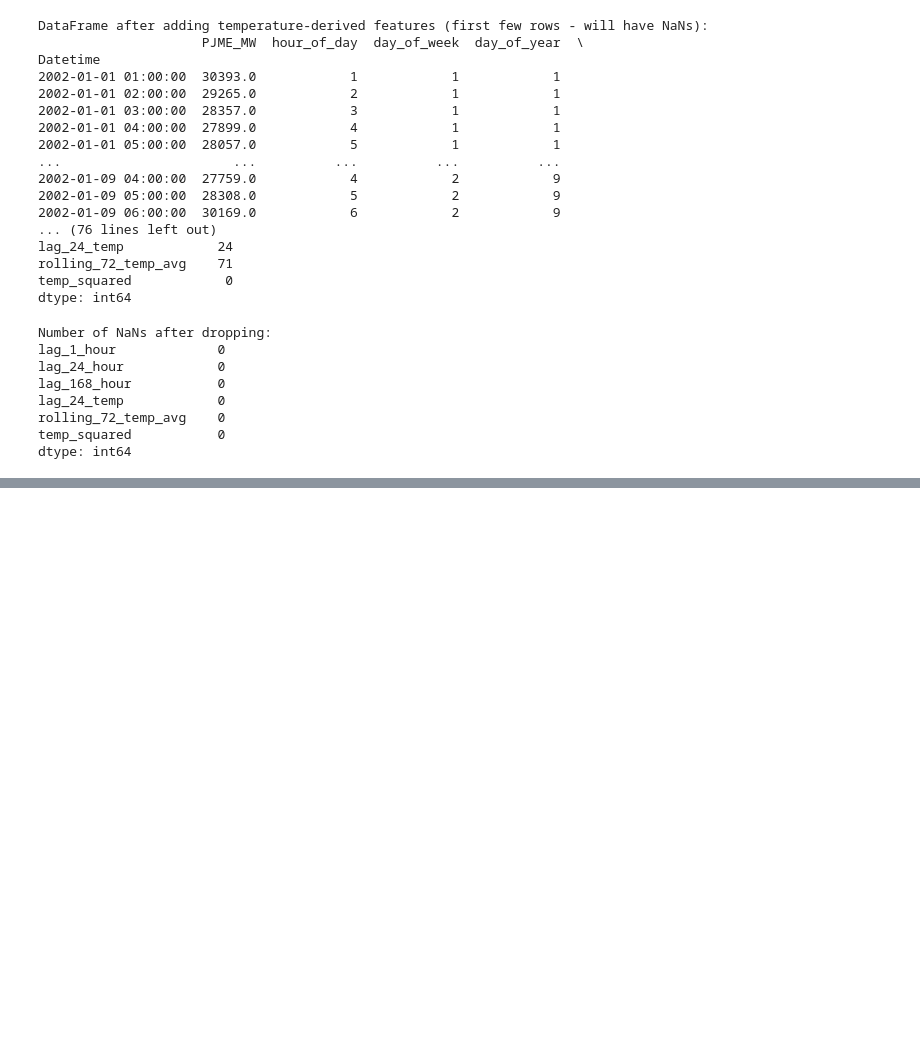
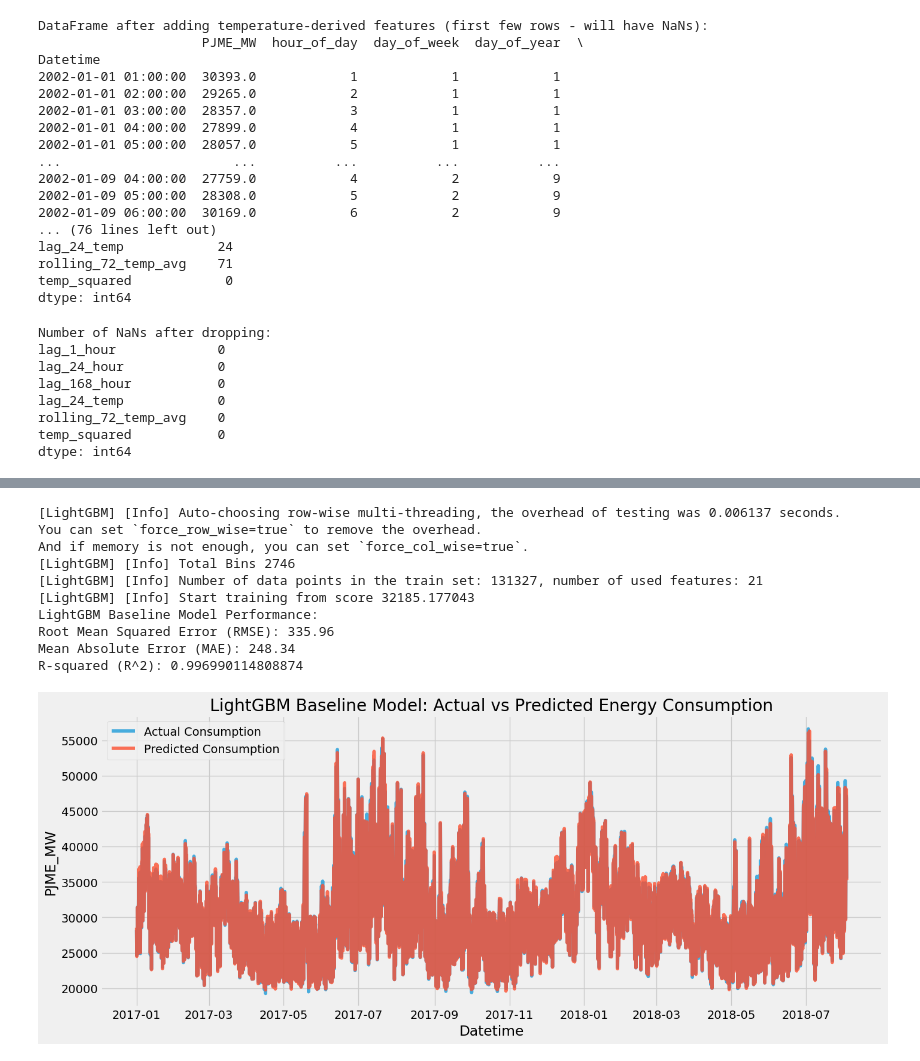
Before and after one commit to lorettayong/Energy-Consumption-Prediction, a Jupyter notebook: energy-prediction-pipeline.ipynb, the cells around one changed output, grey strips where cells are left out. Cells and saved outputs as stored; diff of their text form; code cells hidden in the pictures; blank space fills up the shorter version.

```diff
--- a/energy-prediction-pipeline.ipynb
+++ b/energy-prediction-pipeline.ipynb
@@ -476,0 +660,64 @@ dtype: int64
+# %%
+# --- LightGBM Model ---
+
+# Initialise the model
+# 'n_estimators' is the number of boosting rounds (trees)
+lgbm_model = lgb.LGBMRegressor(
+    objective='regression', # objective for regression tasks
+    n_estimators=1000, # number of boosting rounds (trees)
+    learning_rate=0.05, # step size shrinkage to prevent overfitting
+    random_state=42, # for reproducibility
+    n_jobs=-1 # to use all available CPU cores
+)
+
+# Define the early stopping callback
+early_stopping_callback_lgbm = lgb.early_stopping(
+    stopping_rounds=50, # number of rounds with no improvement to stop
+    verbose=False # suppress printing during training
+)
+
+# Train the model
+# Use eval_set and callbacks to monitor performance on a validation set
+lgbm_model.fit(X_train, y_train,
+              eval_set=[(X_test, y_test)], # using X_test for validation
+              eval_metric='rmse' # evaluate using Root Mean Squared Error
+              )
+
+# Make predictions on the test set
+lgbm_y_pred = lgbm_model.predict(X_test)
+
+# Evaluate the baseline model's performance
+lgbm_rmse = np.sqrt(mean_squared_error(y_test, lgbm_y_pred))
+lgbm_mae = mean_absolute_error(y_test, lgbm_y_pred)
+lgbm_r2 = r2_score(y_test, lgbm_y_pred)
+
+print(f"LightGBM Baseline Model Performance:")
+print(f"Root Mean Squared Error (RMSE): {lgbm_rmse:.2f}")
+print(f"Mean Absolute Error (MAE): {lgbm_mae:.2f}")
+print(f"R-squared (R^2): {lgbm_r2}")
+
+# Visualise Predictions vs Actuals
+# Create a DataFrame for easy plotting
+lgbm_results = pd.DataFrame({'Actual': y_test, 'Predicted': lgbm_y_pred}, index=y_test.index)
+
+plt.figure(figsize=(15, 6))
+plt.plot(lgbm_results.index, lgbm_results['Actual'], label='Actual Consumption', alpha=0.7)
+plt.plot(lgbm_results.index, lgbm_results['Predicted'], label='Predicted Consumption', alpha=0.8)
+plt.title('LightGBM Baseline Model: Actual vs Predicted Energy Consumption')
+plt.xlabel('Datetime')
+plt.ylabel('PJME_MW')
+plt.legend()
+plt.grid(True)
+plt.show()
+# %% [output]
+[LightGBM] [Info] Auto-choosing row-wise multi-threading, the overhead of testing was 0.006137 seconds.
+You can set `force_row_wise=true` to remove the overhead.
+And if memory is not enough, you can set `force_col_wise=true`.
+[LightGBM] [Info] Total Bins 2746
+[LightGBM] [Info] Number of data points in the train set: 131327, number of used features: 21
+[LightGBM] [Info] Start training from score 32185.177043
+LightGBM Baseline Model Performance:
+Root Mean Squared Error (RMSE): 335.96
+Mean Absolute Error (MAE): 248.34
+R-squared (R^2): 0.996990114808874
+[figure, added]
```
Also changed, not shown: parts of 11 cells of this notebook, 1 other file.
